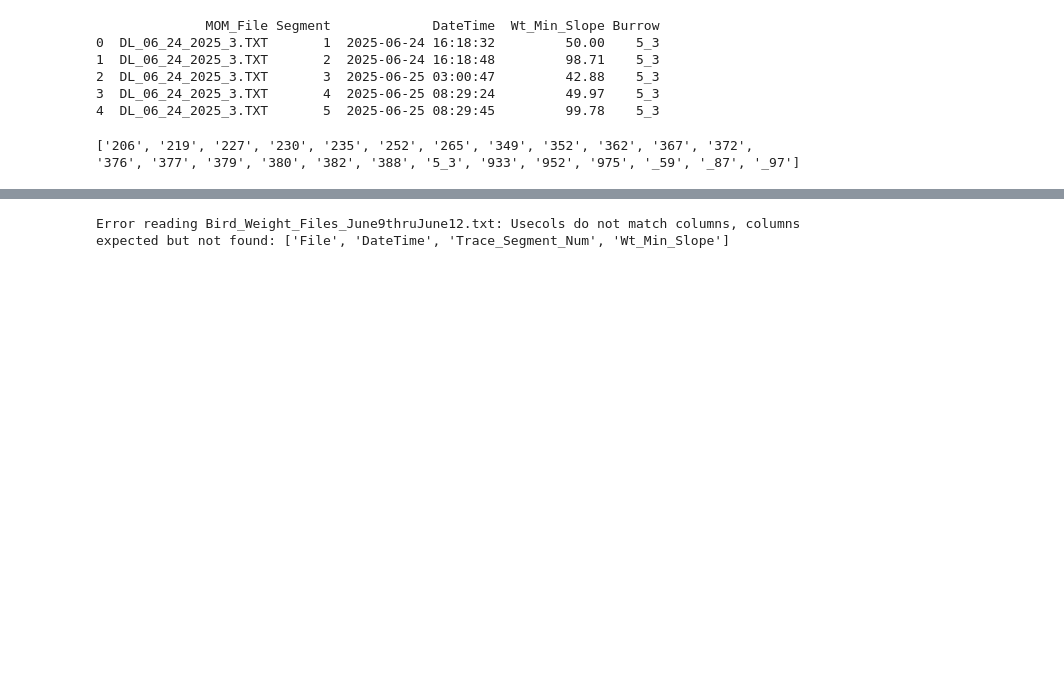
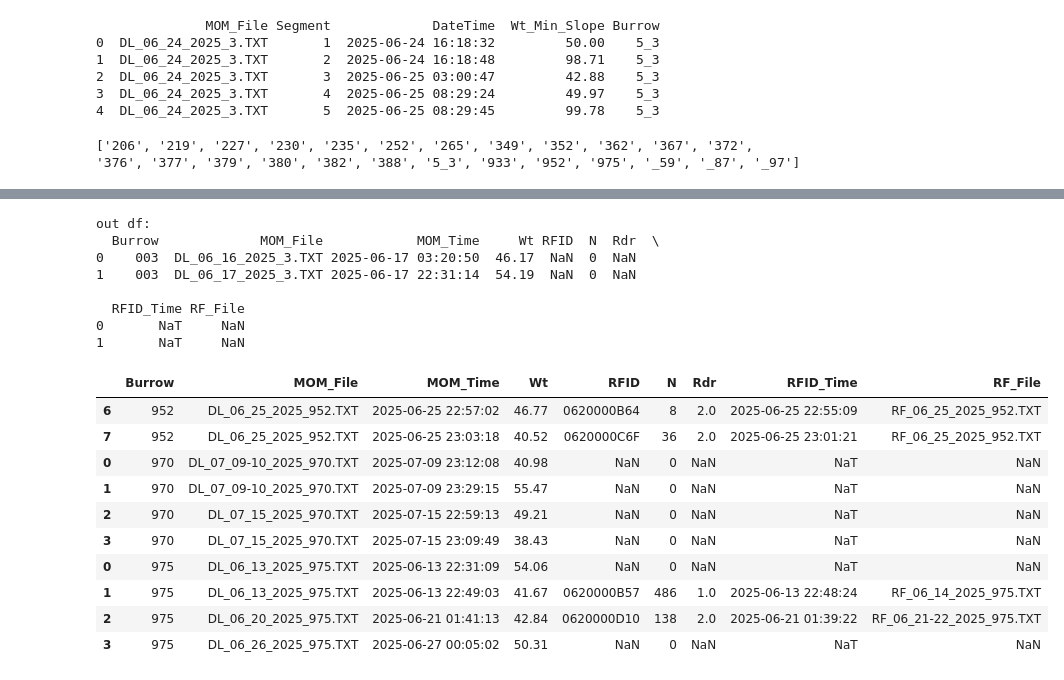
Before and after one commit to ninthgiant/Combo_MOM_RFID_App, a Jupyter notebook: RFID_MOM.ipynb, the cells around one changed output, grey strips where cells are left out. Cells and saved outputs as stored; diff of their text form; code cells hidden in the pictures; blank space fills up the shorter version.

```diff
--- a/RFID_MOM.ipynb
+++ b/RFID_MOM.ipynb
@@ -191,7 +191,8 @@ def get_All_Mom_data(
                     on_bad_lines='warn'
                 )
                 # Extract burrow code from 'File' column
-                df_temp['Burrow'] = df_temp['File'].astype(str).str[-7:-4]
+                #df_temp['Burrow'] = df_temp['File'].astype(str).str[-7:-4]
+                df_temp["Burrow"] = df_temp["File"].astype(str).apply(clean_burrow)
                 all_dfs.append(df_temp)
             except Exception as e:
                 print(f"Error reading {filename}: {e}")
@@ -277,8 +274,8 @@ def get_All_RFID_data(
                 )
                 # Add the filename column
                 df_temp['RF_File'] = filename
-                df_temp['Burrow'] = df_temp['RF_File'].astype(str).str[-7:-4]
-
+                # df_temp['Burrow'] = df_temp['RF_File'].astype(str).str[-7:-4]
+                df_temp["Burrow"] = df_temp["File"].astype(str).apply(clean_burrow)
                 all_dfs.append(df_temp)
             except Exception as e:
                 print(f"Error reading {filename}: {e}")
@@ -877,26 +879,42 @@ def join_MOM_RFID2(
     desired_order = ["Burrow", "MOM_File", "MOM_Time", "Segmnt", "Wt", "RFID", "N", "Rdr", "RFID_Time", "RF_File"]
     out = out[[c for c in desired_order if c in out.columns]]
 
- # --- Clean Burrow formatting ---
-    def clean_burrow(val: str) -> str:
-        s = str(val)
-        if len(s) >= 2 and s[1] == "_":  # e.g., '5_3'
-            return s[2:]  # drop first two chars ('5' and '_')
-        return s.replace("_", "")  # remove all underscores
-
     out["Burrow"] = out["Burrow"].astype(str).apply(clean_burrow)
 
         # Sort by numeric Burrow when possible, then MOM_Time
     out["Burrow_sort"] = pd.to_numeric(out["Burrow"], errors="coerce")
+
     out = out.sort_values(["Burrow_sort", "MOM_Time"], kind="mergesort").drop(columns=["Burrow_sort"])
 
+    print("out df:")
+    print(out.head(2))
+
     return out
 # %%
 # Put it all together
 df_rfid = get_All_RFID_data("/Users/bobmauck/devel/Combo_App/Example_Data")
 df_WtFiles = get_All_Mom_data("/Users/bobmauck/devel/Combo_App/Example_Data")
 df_MOM_with_counts = join_MOM_RFID2(df_WtFiles, df_rfid, window="3min")
-df_MOM_with_counts.to_csv("df_MOM_with_counts.csv", index=False)
+df_MOM_with_counts.tail(10)
+# df_MOM_with_counts.to_csv("df_MOM_with_counts.csv", index=False)
 # %% [output]
-Error reading Bird_Weight_Files_June9thruJune12.txt: Usecols do not match columns, columns expected but not found: ['File', 'DateTime', 'Trace_Segment_Num', 'Wt_Min_Slope']
+out df:
+  Burrow             MOM_File            MOM_Time     Wt RFID  N  Rdr  \
+0    003  DL_06_16_2025_3.TXT 2025-06-17 03:20:50  46.17  NaN  0  NaN
+1    003  DL_06_17_2025_3.TXT 2025-06-17 22:31:14  54.19  NaN  0  NaN
+
+  RFID_Time RF_File
+0       NaT     NaN
+1       NaT     NaN
+|  | Burrow | MOM_File | MOM_Time | Wt | RFID | N | Rdr | RFID_Time | RF_File |
+| 6 | 952 | DL_06_25_2025_952.TXT | 2025-06-25 22:57:02 | 46.77 | 0620000B64 | 8 | 2.0 | 2025-06-25 22:55:09 | RF_06_25_2025_952.TXT |
+| 7 | 952 | DL_06_25_2025_952.TXT | 2025-06-25 23:03:18 | 40.52 | 0620000C6F | 36 | 2.0 | 2025-06-25 23:01:21 | RF_06_25_2025_952.TXT |
+| 0 | 970 | DL_07_09-10_2025_970.TXT | 2025-07-09 23:12:08 | 40.98 | NaN | 0 | NaN | NaT | NaN |
+| 1 | 970 | DL_07_09-10_2025_970.TXT | 2025-07-09 23:29:15 | 55.47 | NaN | 0 | NaN | NaT | NaN |
+| 2 | 970 | DL_07_15_2025_970.TXT | 2025-07-15 22:59:13 | 49.21 | NaN | 0 | NaN | NaT | NaN |
+| 3 | 970 | DL_07_15_2025_970.TXT | 2025-07-15 23:09:49 | 38.43 | NaN | 0 | NaN | NaT | NaN |
+| 0 | 975 | DL_06_13_2025_975.TXT | 2025-06-13 22:31:09 | 54.06 | NaN | 0 | NaN | NaT | NaN |
+| 1 | 975 | DL_06_13_2025_975.TXT | 2025-06-13 22:49:03 | 41.67 | 0620000B57 | 486 | 1.0 | 2025-06-13 22:48:24 | RF_06_14_2025_975.TXT |
+| 2 | 975 | DL_06_20_2025_975.TXT | 2025-06-21 01:41:13 | 42.84 | 0620000D10 | 138 | 2.0 | 2025-06-21 01:39:22 | RF_06_21-22_2025_975.TXT |
+| 3 | 975 | DL_06_26_2025_975.TXT | 2025-06-27 00:05:02 | 50.31 | NaN | 0 | NaN | NaT | NaN |
 # %%
```
Also changed, not shown: parts of 18 cells of this notebook, 1 other file.
